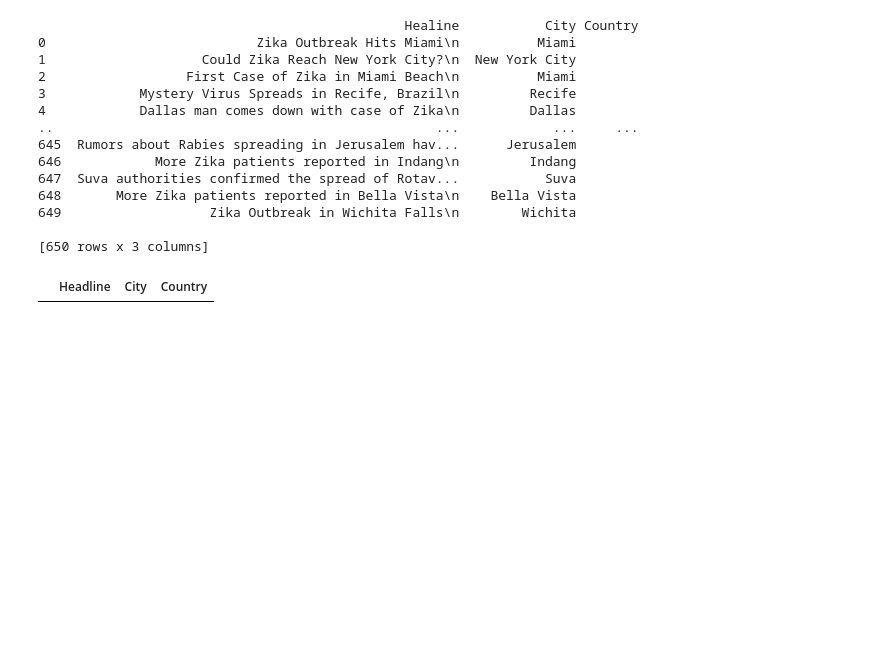
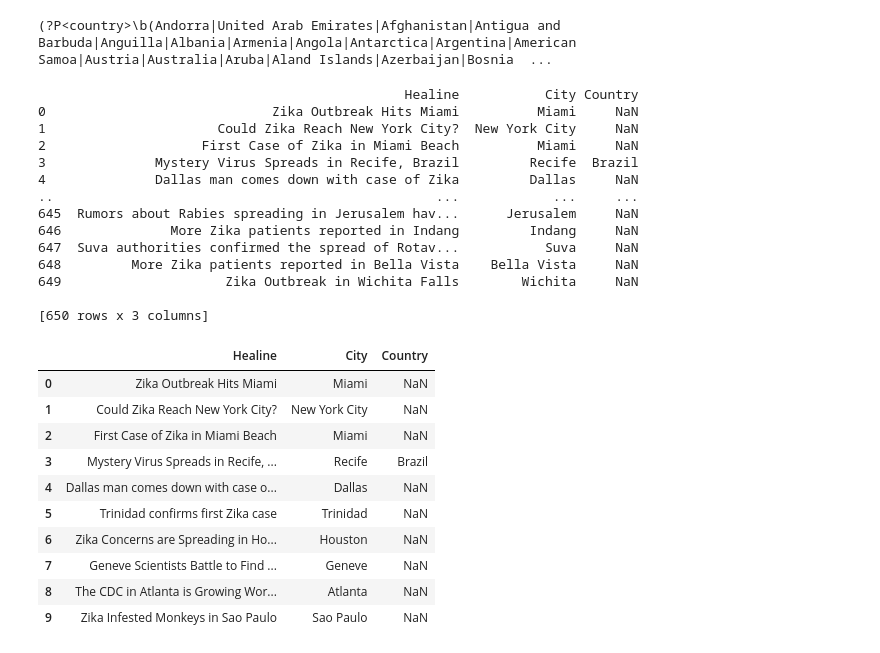
Before and after one commit to fmkoba/discovering-disease-outbreaks-base, a Jupyter notebook: Work 1.ipynb, the cells around one changed output. Saved outputs shown, nothing was run; the diff lists cells and outputs as text; code cells hidden in the pictures; blank space fills up the shorter version.

Commit message:
fixed country regex bug

```diff
--- a/Work 1.ipynb
+++ b/Work 1.ipynb
@@ -21,37 +44,43 @@ cityRegexString += r')\b)'
 
 countryRegexString = r'(?P<country>\b('
 
+first = True
 for country in countries.values():
-    countryRegexString += unidecode.unidecode(country['name']) + '|'
+    if first:
+        countryRegexString += unidecode.unidecode(country['name'])
+        first = False
+    else:
+        countryRegexString +=  '|' + unidecode.unidecode(country['name'])
 
 countryRegexString += r')\b)'
 
 cityRegexp = re.compile(cityRegexString)
 countryRegexp = re.compile(countryRegexString)
+print(countryRegexString)
+# %% [output]
+(?P<country>\b(Andorra|United Arab Emirates|Afghanistan|Antigua and Barbuda|Anguilla|Albania|Armenia|Angola|Antarctica|Argentina|American Samoa|Austria|Australia|Aruba|Aland Islands|Azerbaijan|Bosnia  ...
 # %%
+import numpy as np
+
 file = open("data/headlines.txt", 'r')
-headlinesArr = []
-cityArr = []
-countryArr = []
 
 bigArr = []
 
 for line in file.readlines():
-    headlinesArr.append(line)
 
-    wtf = [line]
+    wtf = [line[0:-1]]
 
-    cityResult = cityRegexp.search(line)
+    cityResult = cityRegexp.search(line[0:-1])
     if cityResult:
         wtf.append(line[cityResult.span()[0]:cityResult.span()[1]])
     else:
-        wtf.append(None)
+        wtf.append(np.nan)
 
-    countryResult = countryRegexp.search(line)
+    countryResult = countryRegexp.search(line[0:-1])
     if countryResult:
         wtf.append(line[countryResult.span()[0]:countryResult.span()[1]])
     else:
-        wtf.append(None)
+        wtf.append(np.nan)
 
     bigArr.append(wtf)
 
@@ -59,20 +88,30 @@ df = pd.DataFrame(bigArr, columns=['Healine', 'City', 'Country'])
 print(df)
 # %% [output]
                                                Healine           City Country
-0                           Zika Outbreak Hits Miami\n          Miami
-1                    Could Zika Reach New York City?\n  New York City
-2                  First Case of Zika in Miami Beach\n          Miami
-3            Mystery Virus Spreads in Recife, Brazil\n         Recife
-4            Dallas man comes down with case of Zika\n         Dallas
+0                             Zika Outbreak Hits Miami          Miami     NaN
+1                      Could Zika Reach New York City?  New York City     NaN
+2                    First Case of Zika in Miami Beach          Miami     NaN
+3              Mystery Virus Spreads in Recife, Brazil         Recife  Brazil
+4              Dallas man comes down with case of Zika         Dallas     NaN
 ..                                                 ...            ...     ...
-645  Rumors about Rabies spreading in Jerusalem hav...      Jerusalem
-646            More Zika patients reported in Indang\n         Indang
-647  Suva authorities confirmed the spread of Rotav...           Suva
-648       More Zika patients reported in Bella Vista\n    Bella Vista
-649                   Zika Outbreak in Wichita Falls\n        Wichita
+645  Rumors about Rabies spreading in Jerusalem hav...      Jerusalem     NaN
+646              More Zika patients reported in Indang         Indang     NaN
+647  Suva authorities confirmed the spread of Rotav...           Suva     NaN
+648         More Zika patients reported in Bella Vista    Bella Vista     NaN
+649                     Zika Outbreak in Wichita Falls        Wichita     NaN
 
 [650 rows x 3 columns]
 # %%
-df.head()
+df.head(10)
 # %% [output]
-|  | Headline | City | Country |
+|  | Healine | City | Country |
+| 0 | Zika Outbreak Hits Miami | Miami | NaN |
+| 1 | Could Zika Reach New York City? | New York City | NaN |
+| 2 | First Case of Zika in Miami Beach | Miami | NaN |
+| 3 | Mystery Virus Spreads in Recife, ... | Recife | Brazil |
+| 4 | Dallas man comes down with case o... | Dallas | NaN |
+| 5 | Trinidad confirms first Zika case | Trinidad | NaN |
+| 6 | Zika Concerns are Spreading in Ho... | Houston | NaN |
+| 7 | Geneve Scientists Battle to Find ... | Geneve | NaN |
+| 8 | The CDC in Atlanta is Growing Wor... | Atlanta | NaN |
+| 9 | Zika Infested Monkeys in Sao Paulo | Sao Paulo | NaN |
```
Also changed, not shown: parts of 1 cell of this notebook.
